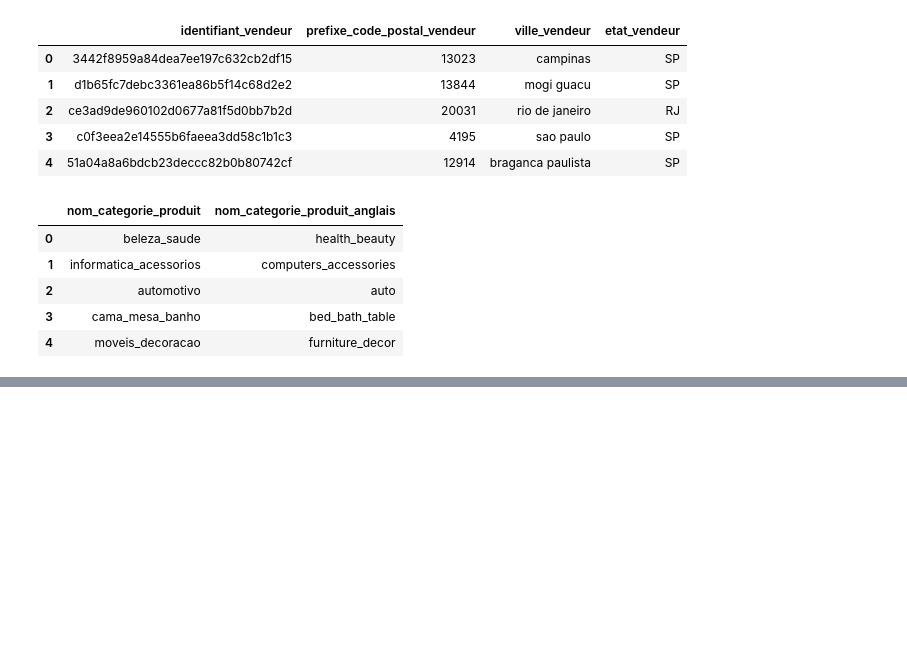
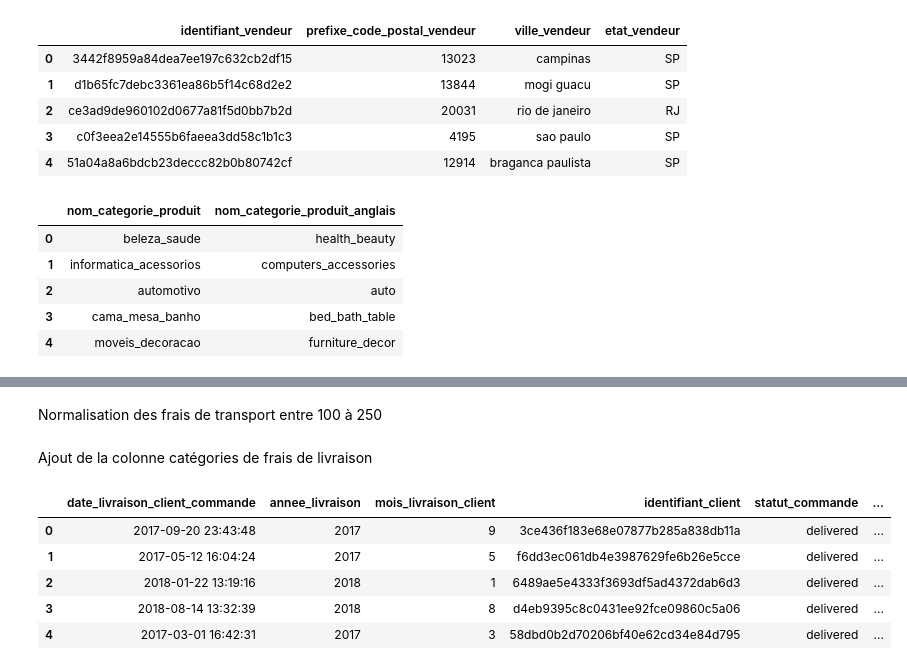
Before and after one commit to Jeremi971/analyse_e_commerce_md5, a Jupyter notebook: main.ipynb, the cells around one changed output, grey strips where cells are left out. Saved outputs shown, nothing was run; the diff lists cells and outputs as text; code cells hidden in the pictures; blank space fills up the shorter version.

```diff
--- a/main.ipynb
+++ b/main.ipynb
@@ -194,0 +335,17 @@ traduction_nom_categorie_produit.head()
+# %%
+def normalize_data(data, min_range=0, max_range=1):
+    """
+    Normalizes a given pandas Series or DataFrame column.
+    Normalise les données d'une colonne du DataFrame
+    Args :
+    data (pandas.Series or pandas.DataFrame): The data to be normalized.
+    min_range (float): Minimum de valeur à désirer. Default is 0.
+    max_range (float): Maximum de valeur à désirer Default is 1.
+
+    Returns:
+    Normalized data.
+    """
+    min_val = data.min()
+    max_val = data.max()
+    normalized_data = (data - min_val) * (max_range - min_range) / (max_val - min_val) + min_range
+    return normalized_data
@@ -194,0 +370,31 @@ traduction_nom_categorie_produit.head()
+# %%
+répartition_des_niveaux_de_frais_et_livraison = joindre_deux_Dataframe(df1=ensemble_articles_commandes_olist,df2=ensemble_commandes_olist)
+répartition_des_niveaux_de_frais_et_livraison = répartition_des_niveaux_de_frais_et_livraison[['date_livraison_client_commande','identifiant_client','statut_commande','valeur_fret']]
+répartition_des_niveaux_de_frais_et_livraison['date_livraison_client_commande'] = pd.to_datetime(répartition_des_niveaux_de_frais_et_livraison['date_livraison_client_commande'])
+répartition_des_niveaux_de_frais_et_livraison['annee_livraison'] = répartition_des_niveaux_de_frais_et_livraison["date_livraison_client_commande"].dt.year.fillna(0).astype(int)
+répartition_des_niveaux_de_frais_et_livraison['mois_livraison_client'] = répartition_des_niveaux_de_frais_et_livraison['date_livraison_client_commande'].dt.month.fillna(0).astype(int)
+répartition_des_niveaux_de_frais_et_livraison = répartition_des_niveaux_de_frais_et_livraison[['date_livraison_client_commande','annee_livraison','mois_livraison_client','identifiant_client','statut_commande','valeur_fret']]
+répartition_des_niveaux_de_frais_et_livraison = répartition_des_niveaux_de_frais_et_livraison.rename(columns={'valeur_fret':'frais_transport'})
+# %% [markdown]
+Normalisation des frais de transport entre 100 à 250
+# %%
+répartition_des_niveaux_de_frais_et_livraison["frais_transport"] = normalize_data(répartition_des_niveaux_de_frais_et_livraison["frais_transport"],min_range=100,max_range=250)
+# %% [markdown]
+Ajout de la colonne catégories de frais de livraison
+# %%
+ #On définit les plages de valeurs de frais entre 100 à 250
+seuils = [100,150,200,250]
+# Définition des catégories de frais en fonction des plages
+categories = ['bas', 'milieu', 'élevés']
+
+# Assigner une catégorie à chaque ligne en fonction de la valeur de 'valeur_fret'
+répartition_des_niveaux_de_frais_et_livraison['categorie_frais'] = pd.cut(répartition_des_niveaux_de_frais_et_livraison['frais_transport'], bins=seuils, labels=categories, right=False)
+# %%
+répartition_des_niveaux_de_frais_et_livraison.head()
+# %% [output]
+|  | date_livraison_client_commande | annee_livraison | mois_livraison_client | identifiant_client | statut_commande | ... |
+| 0 | 2017-09-20 23:43:48 | 2017 | 9 | 3ce436f183e68e07877b285a838db11a | delivered | ... |
+| 1 | 2017-05-12 16:04:24 | 2017 | 5 | f6dd3ec061db4e3987629fe6b26e5cce | delivered | ... |
+| 2 | 2018-01-22 13:19:16 | 2018 | 1 | 6489ae5e4333f3693df5ad4372dab6d3 | delivered | ... |
+| 3 | 2018-08-14 13:32:39 | 2018 | 8 | d4eb9395c8c0431ee92fce09860c5a06 | delivered | ... |
+| 4 | 2017-03-01 16:42:31 | 2017 | 3 | 58dbd0b2d70206bf40e62cd34e84d795 | delivered | ... |
```
Also changed, not shown: parts of 111 cells of this notebook, 4 other files.
